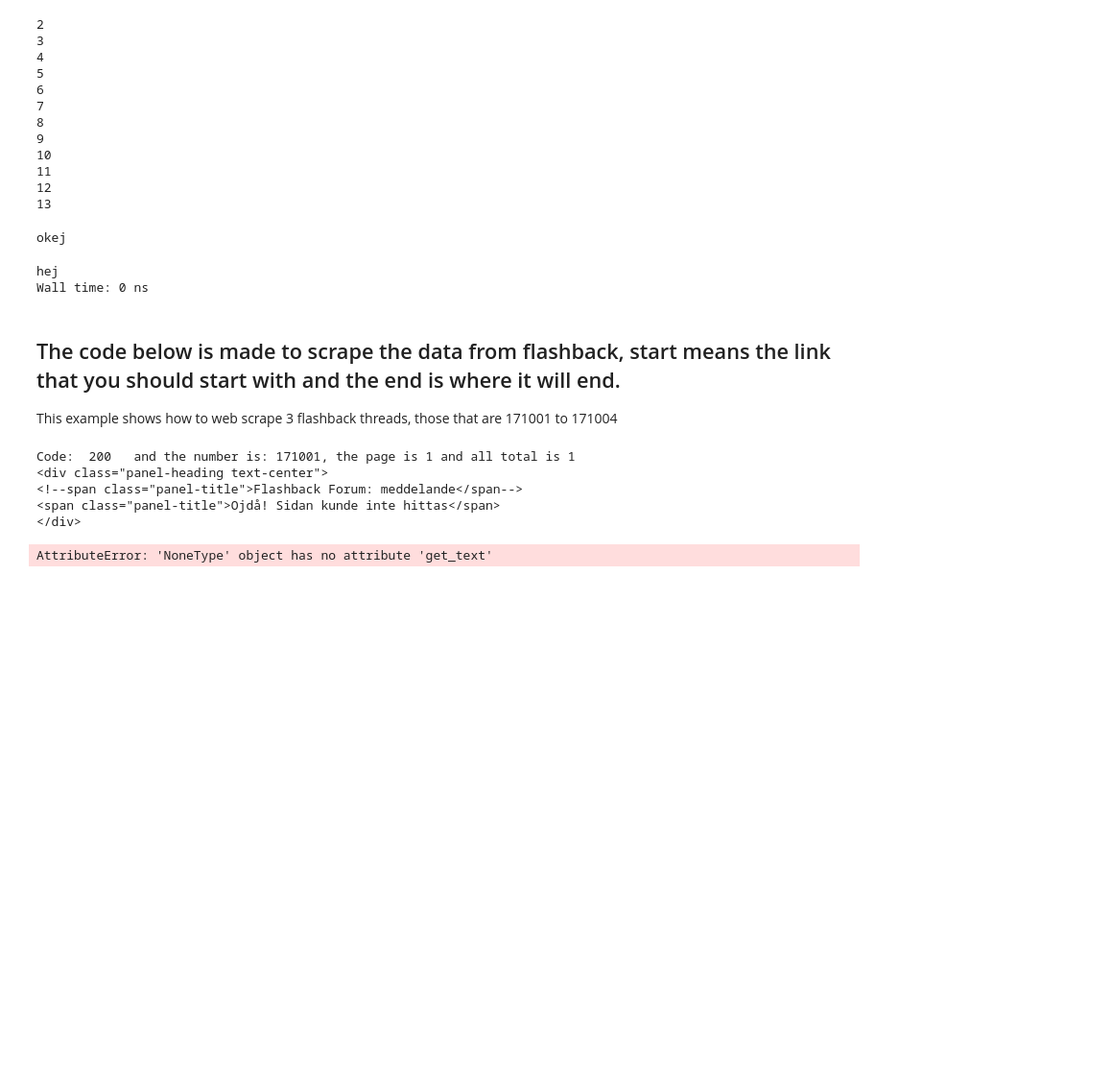
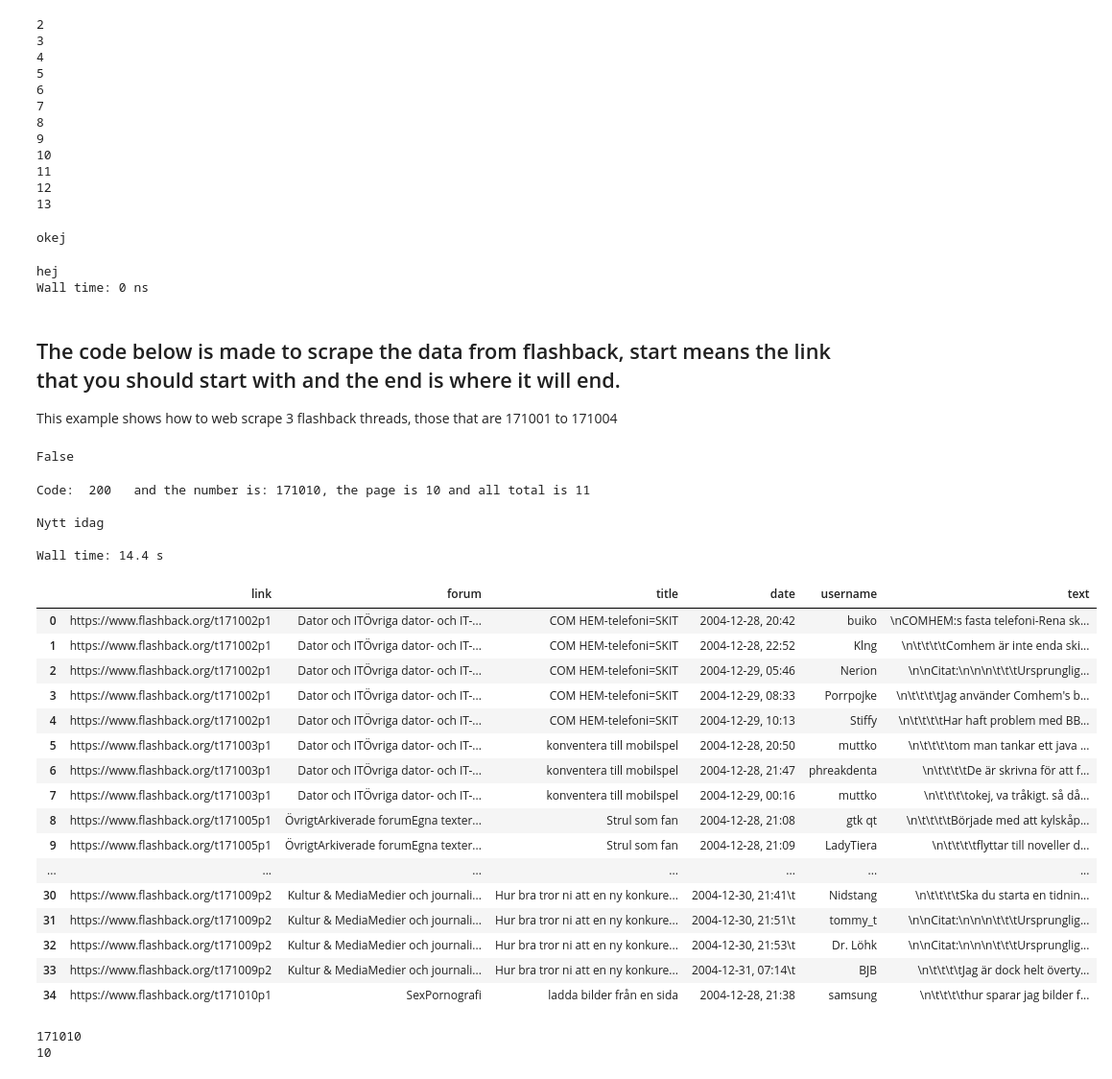
Before and after one commit to pergran1/Flashback-scraper, a Jupyter notebook: Flashback scraper.ipynb, the cells around one changed output. Shown at 96% size. Drawn from its saved outputs; the diff is of its cells as text; code cells hidden in the pictures; blank space fills up the shorter version.

```diff
--- a/Flashback scraper.ipynb
+++ b/Flashback scraper.ipynb
@@ -264,14 +260,21 @@ Wall time: 0 ns
 
 This example shows how to web scrape 3 flashback threads, those that are 171001 to 171004
 # %%
-#Where to start and end, this example showcase how to download 3
+#Where to start and end, this example showcase how to download 10
 
 start = 171001
 
 
-end = 171001
+end = 171010
 # %%
 lst = []
+# %%
+#debug cell ta bort denna sen
+x = html_soup.find("div", class_="panel-heading").get_text()
+x
+x == "Ojdå! Sidan kunde inte hittas"
+# %% [output]
+False
 # %%
 %%time
 cols = ["link", 'forum', 'title', 'date',"username", "text"]
@@ -290,22 +293,20 @@ for y in range(start, end+1):
     print("Code:  {}   and the number is: {}, the page is {} and all total is {}".format(url.status_code, y, counter, counter_total + counter))
     html_soup = BeautifulSoup(url.content, 'html.parser')
     svar2 = html_soup.find("div", class_="panel-heading")
+
+    svar2 = html_soup.find("div", class_="panel-heading").get_text() #checks if there is anything at all
+
     print(svar2)
-    try:
-        svar2 = html_soup.find("div", class_="panel-heading").get_text() #checks if there is anything at all
-    except:
-        print("det blev fel")
-        print(svar2)
-        print("detta var ej bra")
-    if svar2 =="\nFlashback Forum: meddelande\n":
+
+    if svar2 =="\nFlashback Forum: meddelande\n" or svar2 == "\n\nOjdå! Sidan kunde inte hittas\n":
         print("Fel forum meddelande")
 
         continue   # if there is no thread then it skips
 
-    svar = html_soup.find("h2").get_text()
-    if svar == "Ojdå! Sidan kunde inte hittas":
-        print("Sidan kunde inte hittas")
-        continue   # if there is no thread then it skips
+  #  svar = html_soup.find("h2").get_text()
+  #  if svar == "Ojdå! Sidan kunde inte hittas":
+    #    print("Sidan kunde inte hittas")
+      #  continue   # if there is no thread then it skips
 
     else:
         link = "https://www.flashback.org/t{}p{}".format(y, 1)
@@ -396,36 +397,52 @@ for y in range(start, end+1):
                     lista = []
 
                     for namn in user_name:
                         lista.append(namn.get_text().replace("\n", "")[6:-6])
 
                     for nan in lista_nan:
                         lista.insert(int(nan),float("NaN") )
 
                     text = html_soup.find_all("div", class_="post_message")
 
                     for i in range(num_posts):
                         date_var = date[i].get_text().replace("\n", "")[4:-30]
 
 
                         user_name_var = lista[i]
 
                         text_var = text[i].get_text()
 
                         lst.append([link, forum, title, date_var, user_name_var, text_var])
 
 
                 page += 1
                 time.sleep(1)
 
 
            # lst.append([y1, y2, y3, y4, y5, y6, y7, y8, y9,y10,y11 ,y12, y13,y14,y15,y16,y17])
 
 df1 = pd.DataFrame(lst, columns=cols)
 df1
 # %% [output]
-Code:  200   and the number is: 171001, the page is 1 and all total is 1
-<div class="panel-heading text-center">
-<!--span class="panel-title">Flashback Forum: meddelande</span-->
-<span class="panel-title">Ojdå! Sidan kunde inte hittas</span>
-</div>
+Code:  200   and the number is: 171010, the page is 10 and all total is 11
+
+Nytt idag
+
+Wall time: 14.4 s
-AttributeError: 'NoneType' object has no attribute 'get_text'
+|  | link | forum | title | date | username | text |
+| 0 | https://www.flashback.org/t171002p1 | Dator och ITÖvriga dator- och IT-... | COM HEM-telefoni=SKIT | 2004-12-28, 20:42 | buiko | \nCOMHEM:s fasta telefoni-Rena sk... |
+| 1 | https://www.flashback.org/t171002p1 | Dator och ITÖvriga dator- och IT-... | COM HEM-telefoni=SKIT | 2004-12-28, 22:52 | Klng | \n\t\t\t\tComhem är inte enda ski... |
+| 2 | https://www.flashback.org/t171002p1 | Dator och ITÖvriga dator- och IT-... | COM HEM-telefoni=SKIT | 2004-12-29, 05:46 | Nerion | \n\nCitat:\n\n\n\t\t\tUrsprunglig... |
+| 3 | https://www.flashback.org/t171002p1 | Dator och ITÖvriga dator- och IT-... | COM HEM-telefoni=SKIT | 2004-12-29, 08:33 | Porrpojke | \n\t\t\t\tJag använder Comhem's b... |
+| 4 | https://www.flashback.org/t171002p1 | Dator och ITÖvriga dator- och IT-... | COM HEM-telefoni=SKIT | 2004-12-29, 10:13 | Stiffy | \n\t\t\t\tHar haft problem med BB... |
+| 5 | https://www.flashback.org/t171003p1 | Dator och ITÖvriga dator- och IT-... | konventera till mobilspel | 2004-12-28, 20:50 | muttko | \n\t\t\t\tom man tankar ett java ... |
+| 6 | https://www.flashback.org/t171003p1 | Dator och ITÖvriga dator- och IT-... | konventera till mobilspel | 2004-12-28, 21:47 | phreakdenta | \n\t\t\t\tDe är skrivna för att f... |
+| 7 | https://www.flashback.org/t171003p1 | Dator och ITÖvriga dator- och IT-... | konventera till mobilspel | 2004-12-29, 00:16 | muttko | \n\t\t\t\tokej, va tråkigt. så då... |
+| 8 | https://www.flashback.org/t171005p1 | ÖvrigtArkiverade forumEgna texter... | Strul som fan | 2004-12-28, 21:08 | gtk qt | \n\t\t\t\tBörjade med att kylskåp... |
+| 9 | https://www.flashback.org/t171005p1 | ÖvrigtArkiverade forumEgna texter... | Strul som fan | 2004-12-28, 21:09 | LadyTiera | \n\t\t\t\tflyttar till noveller d... |
+| ... | ... | ... | ... | ... | ... | ... |
+| 30 | https://www.flashback.org/t171009p2 | Kultur & MediaMedier och journali... | Hur bra tror ni att en ny konkure... | 2004-12-30, 21:41\t | Nidstang | \n\t\t\t\tSka du starta en tidnin... |
+| 31 | https://www.flashback.org/t171009p2 | Kultur & MediaMedier och journali... | Hur bra tror ni att en ny konkure... | 2004-12-30, 21:51\t | tommy_t | \n\nCitat:\n\n\n\t\t\tUrsprunglig... |
+| 32 | https://www.flashback.org/t171009p2 | Kultur & MediaMedier och journali... | Hur bra tror ni att en ny konkure... | 2004-12-30, 21:53\t | Dr. Löhk | \n\nCitat:\n\n\n\t\t\tUrsprunglig... |
+| 33 | https://www.flashback.org/t171009p2 | Kultur & MediaMedier och journali... | Hur bra tror ni att en ny konkure... | 2004-12-31, 07:14\t | BJB | \n\t\t\t\tJag är dock helt överty... |
+| 34 | https://www.flashback.org/t171010p1 | SexPornografi | ladda bilder från en sida | 2004-12-28, 21:38 | samsung | \n\t\t\t\thur sparar jag bilder f... |
@@ -434,5 +449,8 @@ svar2
 # %%
 print(y)
 print(counter )
+# %% [output]
+171010
+10
 # %%
 df1.info(memory_usage="deep")
```
Also changed, not shown: parts of 11 cells of this notebook.
